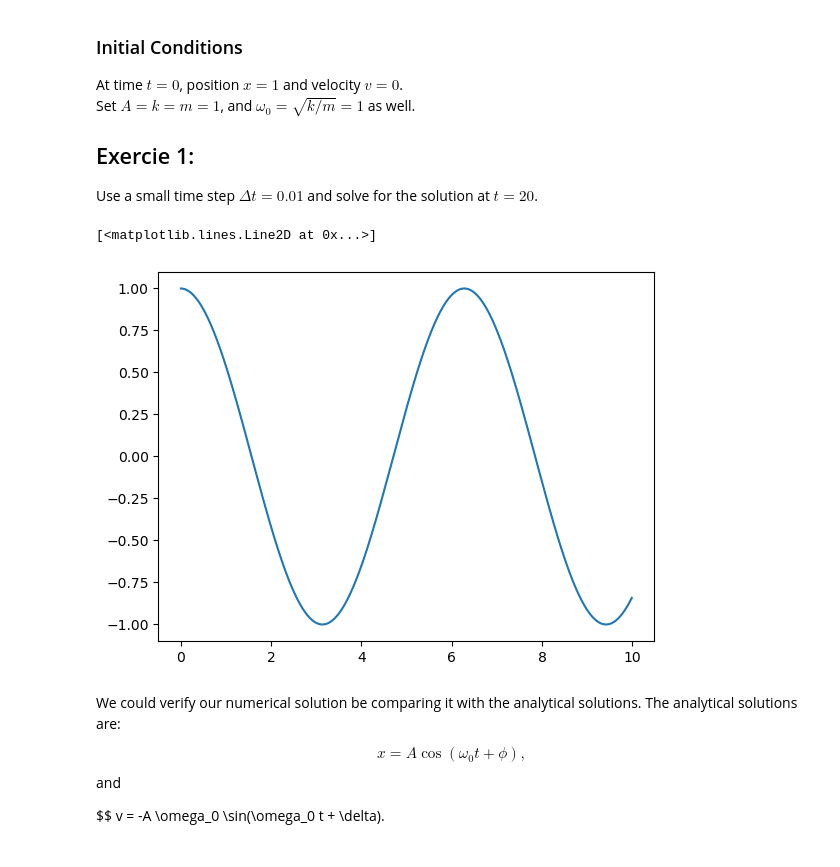
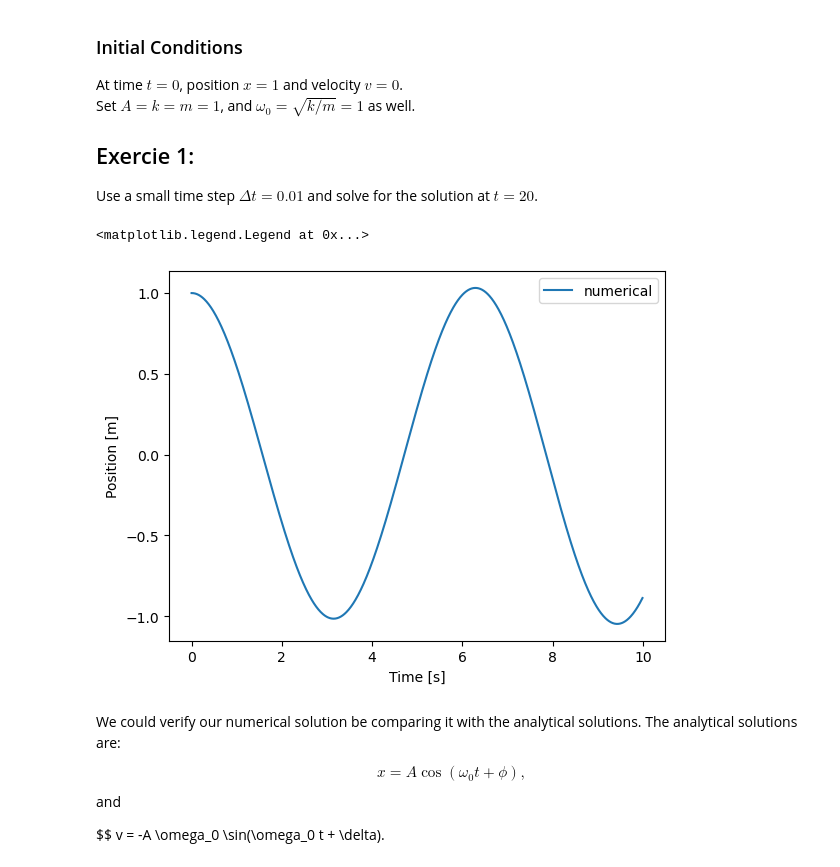
Before and after one commit to YiFang-Li/computationalPhysics-112, a Jupyter notebook: project1/project1_demo1.ipynb, the cells around one changed output. Saved outputs shown, nothing was run; the diff lists cells and outputs as text; code cells hidden in the pictures.

```diff
--- a/project1/project1_demo1.ipynb
+++ b/project1/project1_demo1.ipynb
@@ -56,17 +56,20 @@ x[0] = A
 v[0] = 0
 
 # Step 4: solve the difference equation using the Euler method
-for i in range(1,N):
-    time[i] = time[i-1] + dt
-    a[i] = -k*x[i-1]/m
-    v[i] = v[i-1] + a[i]*dt
-    x[i] = x[i-1] + v[i]*dt
+for i in range(N-1):
+    time[i+1] = time[i] + dt
+    a[i] = -k*x[i]/m
+    v[i+1] = v[i] + a[i]*dt
+    x[i+1] = x[i] + v[i]*dt
 # %%
 # Step 5: plot the solution
-plt.plot(time,x)
+plt.plot(time,x,label='numerical')
+plt.xlabel('Time [s]')
+plt.ylabel('Position [m]')
+plt.legend(loc='best')
 # %% [output]
-[<matplotlib.lines.Line2D at 0x...>]
+<matplotlib.legend.Legend at 0x...>
-[figure, old version]
+[figure, new version]
 # %% [markdown]
 We could verify our numerical solution be comparing it with the analytical solutions.
 The analytical solutions are:
```
Also changed, not shown: parts of 6 cells of this notebook.
